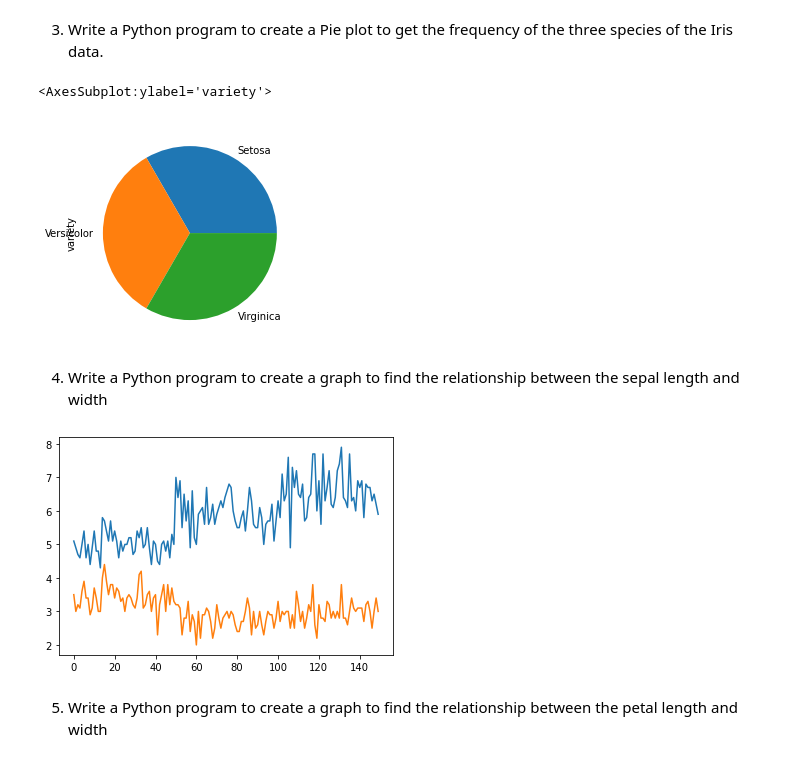
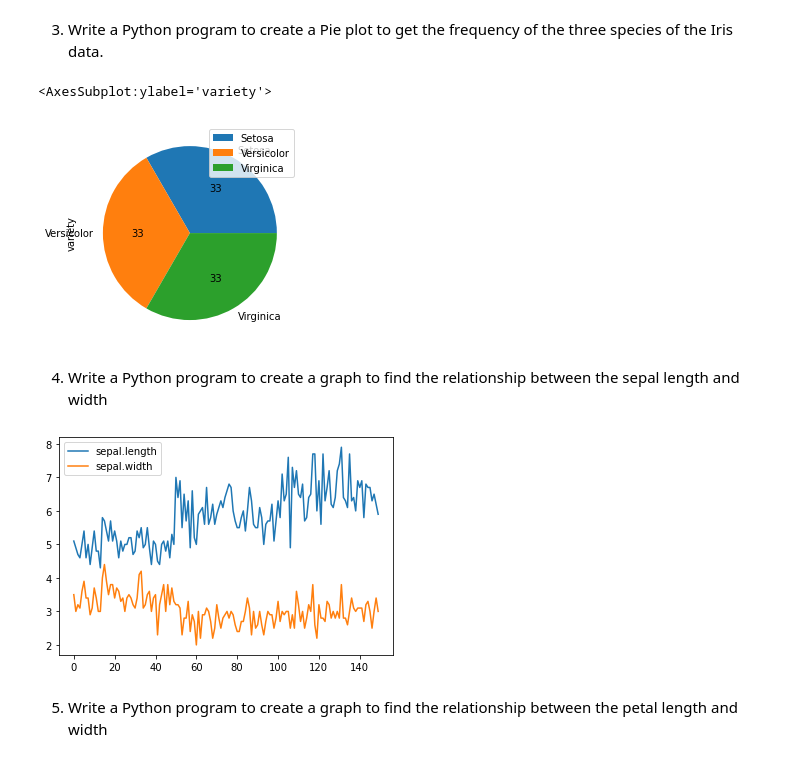
Before and after one commit to Foley-N/CYBER-486, a Jupyter notebook: Lab 2/Lab2.ipynb, the cells around one changed output. Drawn from its saved outputs; the diff is of its cells as text; code cells hidden in the pictures.

```diff
--- a/Lab 2/Lab2.ipynb
+++ b/Lab 2/Lab2.ipynb
@@ -28,13 +28,14 @@ species of the Iris data.
 # %%
 import pandas as pd
 import matplotlib.pyplot as plt
 
 data =pd.read_csv("iris.csv",sep=",")
 df = pd.DataFrame(data)
-df['variety'].value_counts().plot.pie()
+varietycountdf = df.groupby(['variety'])['variety'].count()
+varietycountdf.plot.pie(legend=True, autopct='%1.0f')
 # %% [output]
 <AxesSubplot:ylabel='variety'>
-[figure, old version]
+[figure, new version]
 # %% [markdown]
 4. Write a Python program to create a graph to find the relationship between the
 sepal length and width
@@ -44,11 +45,11 @@ import matplotlib.pyplot as plt
 
 data =pd.read_csv("iris.csv",sep=",")
 df = pd.DataFrame(data)
-df['sepal.length'].plot()
-df['sepal.width'].plot()
+df['sepal.length'].plot(legend=True)
+df['sepal.width'].plot(legend=True)
 plt.show()
 # %% [output]
-[figure, old version]
+[figure, new version]
 # %% [markdown]
 5. Write a Python program to create a graph to find the relationship between the
 petal length and width
```
Also changed, not shown: parts of 3 cells of this notebook, 2 other files.
